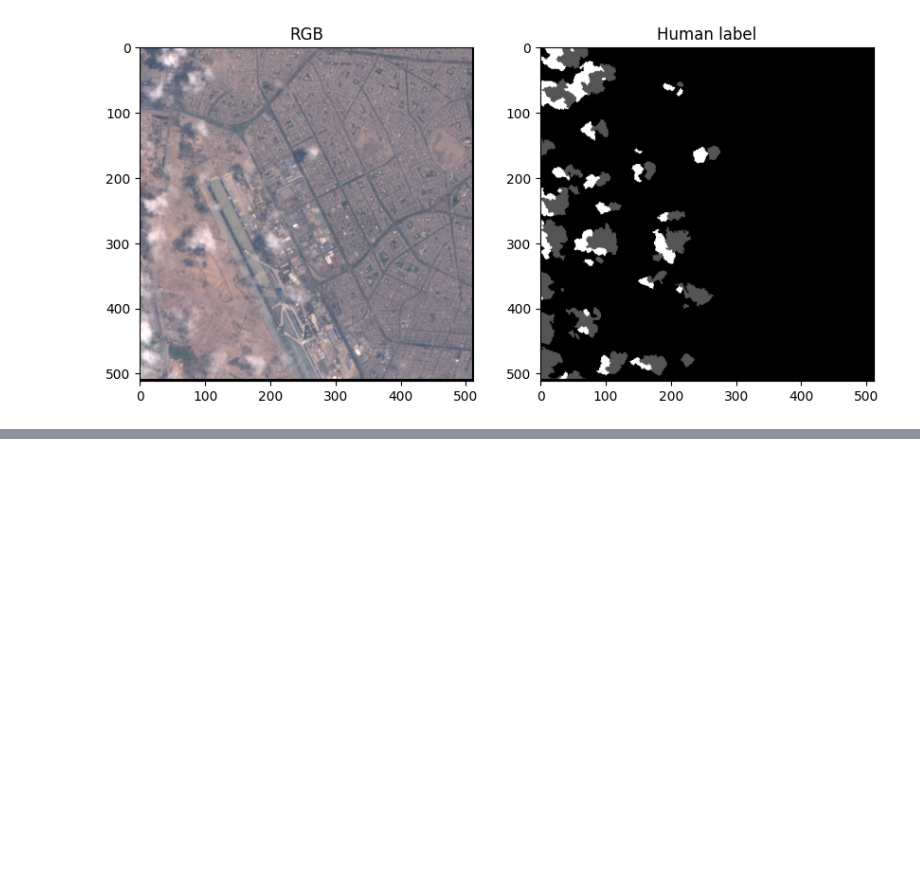
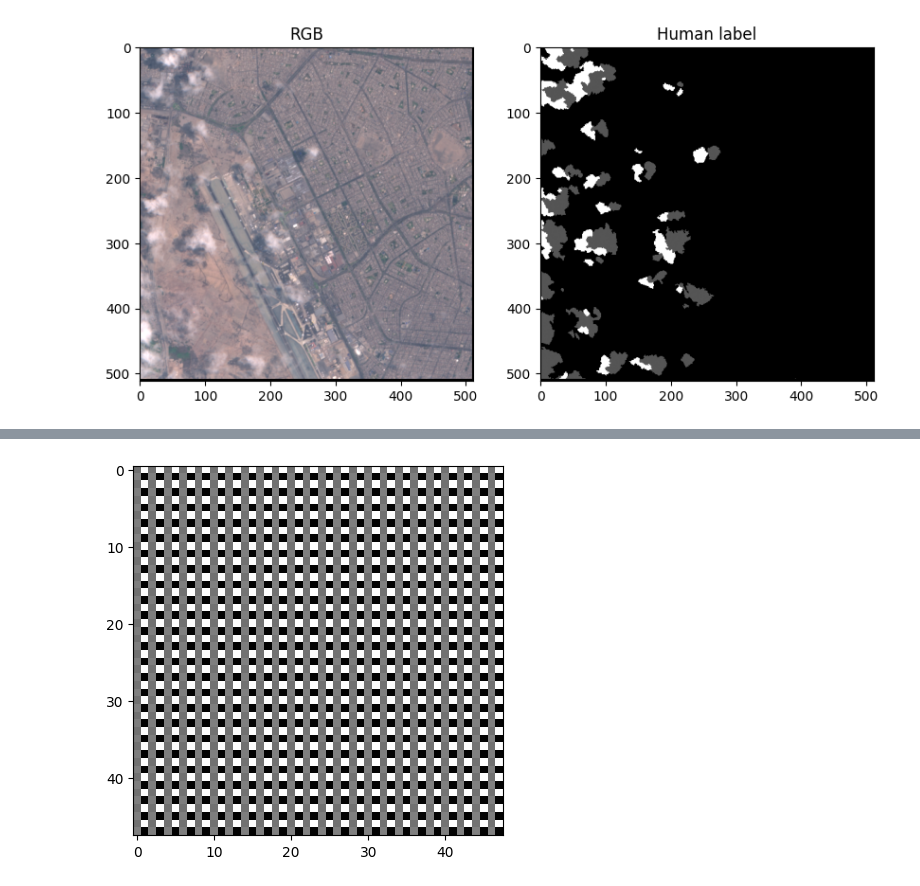
Before and after one commit to Kobajojn/FYRP_U-Net_Architecture, a Jupyter notebook: U_net_Architecture.ipynb, the cells around one changed output, grey strips where cells are left out. Saved outputs shown, nothing was run; the diff lists cells and outputs as text; code cells hidden in the pictures; blank space fills up the shorter version.

```diff
--- a/U_net_Architecture.ipynb
+++ b/U_net_Architecture.ipynb
@@ -63,0 +86,20 @@ numpy.ndarray
+# %%
+def tensor_info(tensor_input, tensor_name):
+  """
+  Prints off a list of the tensor's details including:  \
+    Datatype, Shape, Size, and the device location stored in memory
+
+  foward() Args:
+    tensor_input (tensor) - tensor to be examined.
+    tensor_name (string) - a string description of the tensor used for descriptive purposes
+
+  return:
+    None
+  """
+  logger.info(f"Tensor:\t\t\t{tensor_name}")
+  logger.info(f"Output Datatype:\t{tensor_input.dtype}")
+  logger.info(f"Output Shape:\t\t{tensor_input.shape}")
+  logger.info(f"Output Size:\t\t{tensor_input.size()}")
+  logger.info(f"Output Device:\t{tensor_input.device}"
+      f"\n--------------------------------------------------------")
+  return None
@@ -159,23 +336,4 @@ class encoder_layer(nn.Module):
 # %%
-def tensor_info(tensor_input, tensor_name):
-  """
-  Prints off a list of the tensor's details including:  \
-    Datatype, Shape, Size, and the device location stored in memory
-
-  foward() Args:
-    tensor_input (tensor) - tensor to be examined.
-    tensor_name (string) - a string description of the tensor used for descriptive purposes
-
-  return:
-    None
-  """
-  print("Tensor:\t\t\t", tensor_name)
-  print("Output Datatype:\t", tensor_input.dtype, "\nOutput Shape:\t\t", tensor_input.shape, \
-      "\nOutput Size:\t\t", tensor_input.size(), \
-      "\nOutput Device:\t\t", tensor_input.device, \
-      "\n---------------------------------------------------")
-  return None
-
 """ ---VARIABLE NAMING NOMENCLATURE:---
 - Alphabetical images correspond to which layer the image was generated on.
 e.g. B_pooled is on layer 2.
@@ -203,4 +361,45 @@ C_pooled, C_concat = encoder_layer_1(B_pooled, channels_in = 52)
 D_pooled, D_concat = encoder_layer_1(C_pooled, channels_in = 104)
 
 E_bottleneck = bottleneck_layer(D_pooled)
+
+# Setup
+decoder_layer_0 = decoder_layer(channels_deconv_in = 416).to(device)
+decoder_layer_1 = decoder_layer(channels_deconv_in = 208).to(device)
+decoder_layer_2 = decoder_layer(channels_deconv_in = 104).to(device)
+decoder_layer_3 = decoder_layer(channels_deconv_in = 52).to(device)
+decoder_layer_4 = decoder_layer(channels_deconv_in = 26).to(device)
+
+# Execute the decoder
+D_deconv = decoder_layer_0(
+    img_decoder = E_bottleneck,
+    img_encoder_skip = D_concat,
+    channels_in = 416
+)
+C_deconv = decoder_layer_1(
+    img_decoder = D_deconv,
+    img_encoder_skip = C_concat,
+    channels_in = 208
+)
+# tensor_info(C_deconv, "decoder_layer_1 - C_deconv")
+B_deconv = decoder_layer_2(
+    img_decoder = C_deconv,
+    img_encoder_skip = B_concat,
+    channels_in = 104
+)
+# tensor_info(B_deconv, "decoder_layer_2 - B_deconv")
+A_deconv = decoder_layer_3(
+    img_decoder = B_deconv,
+    img_encoder_skip = A_concat,
+    channels_in = 52
+)
+
+tensor_info(A_deconv, "Penultimate output - A_deconv")
+mash_colour_channel(A_deconv)
+
+final_layer = conv_layer(channels_in = 26, up_sample = False).to(device)
+
+Final_output = final_layer(A_deconv)
+
+tensor_info(Final_output, "Final output")
+mash_colour_channel(Final_output)
 # %% [output]
@@ -212,0 +423 @@ Output Device:           cpu
+[figure, added]
```
Also changed, not shown: parts of 19 cells of this notebook.
